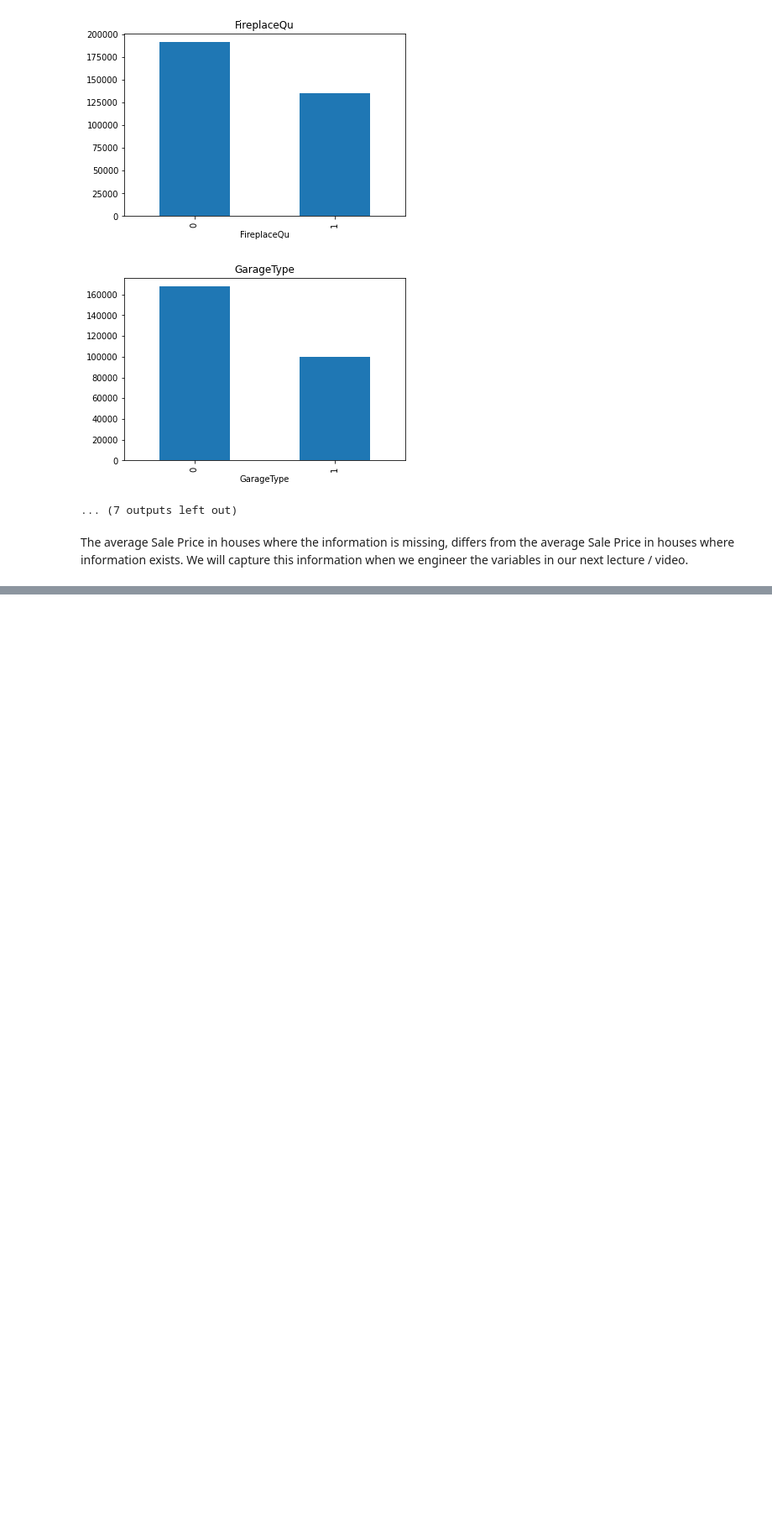
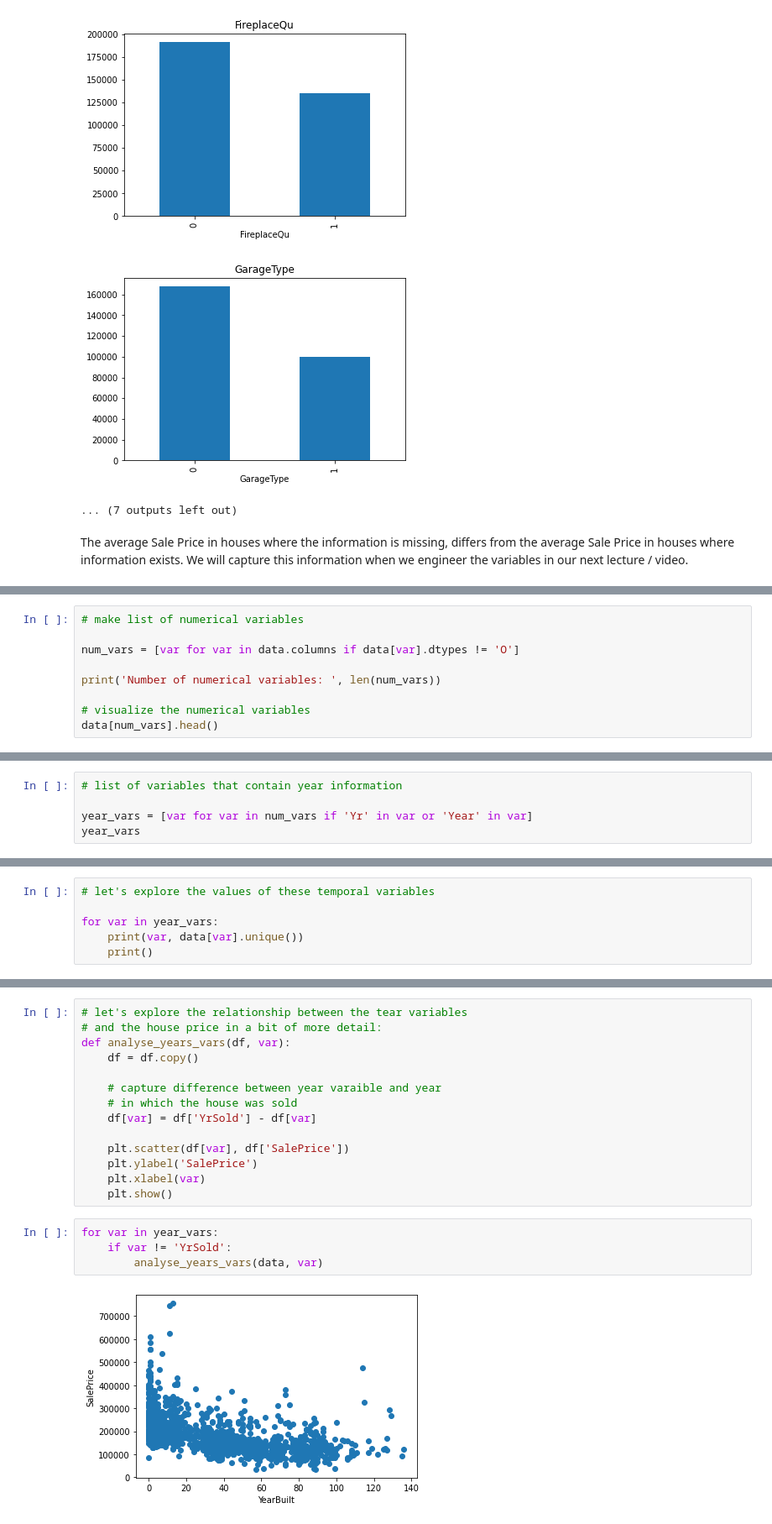
Before and after one commit to Jeffresh/deployment-of-machine-learning-models, a Jupyter notebook: section2/dataAnalysis.ipynb, the cells around one changed output, grey strips where cells are left out. Shown: that part at 84% size. Drawn from its saved outputs; the diff is of its cells as text; blank space fills up the shorter version.

```diff
--- a/section2/dataAnalysis.ipynb
+++ b/section2/dataAnalysis.ipynb
@@ -96,0 +100,9 @@ We will capture this information when we engineer the variables in our next lect
+# %%
+# make list of numerical variables
+
+num_vars = [var for var in data.columns if data[var].dtypes != 'O']
+
+print('Number of numerical variables: ', len(num_vars))
+
+# visualize the numerical variables
+data[num_vars].head()
@@ -96,0 +136,5 @@ We will capture this information when we engineer the variables in our next lect
+# %%
+# list of variables that contain year information
+
+year_vars = [var for var in num_vars if 'Yr' in var or 'Year' in var]
+year_vars
@@ -96,0 +143,6 @@ We will capture this information when we engineer the variables in our next lect
+# %%
+# let's explore the values of these temporal variables
+
+for var in year_vars:
+    print(var, data[var].unique())
+    print()
@@ -96,0 +181,20 @@ We will capture this information when we engineer the variables in our next lect
+# %%
+# let's explore the relationship between the tear variables
+# and the house price in a bit of more detail:
+def analyse_years_vars(df, var):
+    df = df.copy()
+
+    # capture difference between year varaible and year
+    # in which the house was sold
+    df[var] = df['YrSold'] - df[var]
+
+    plt.scatter(df[var], df['SalePrice'])
+    plt.ylabel('SalePrice')
+    plt.xlabel(var)
+    plt.show()
+# %%
+for var in year_vars:
+    if var != 'YrSold':
+        analyse_years_vars(data, var)
+# %% [output]
+[figure, added]
```
Also changed, not shown: parts of 11 cells of this notebook.
